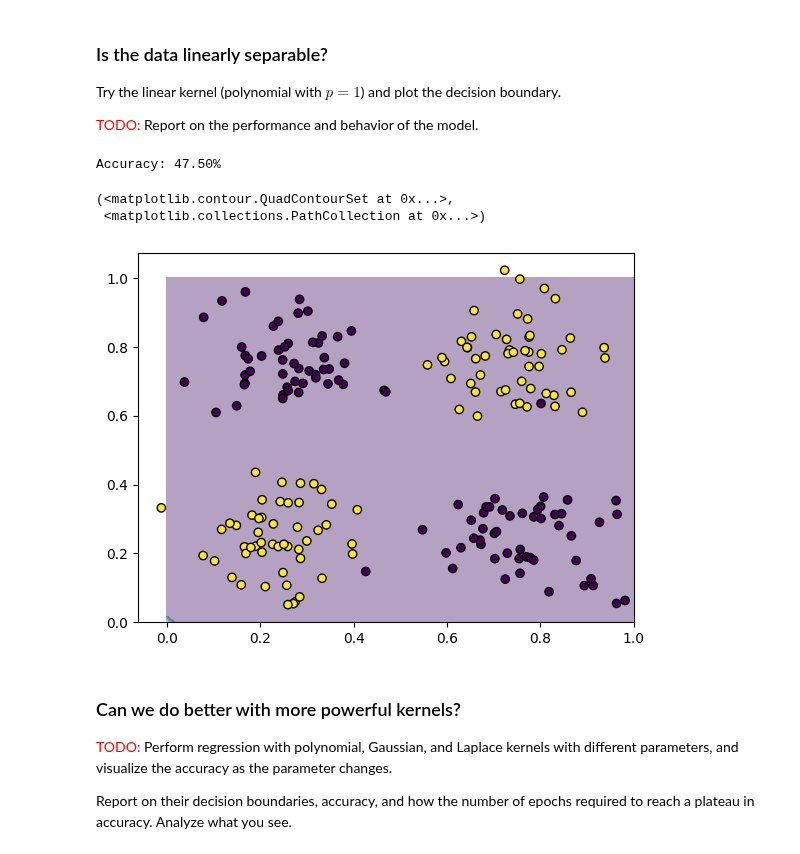
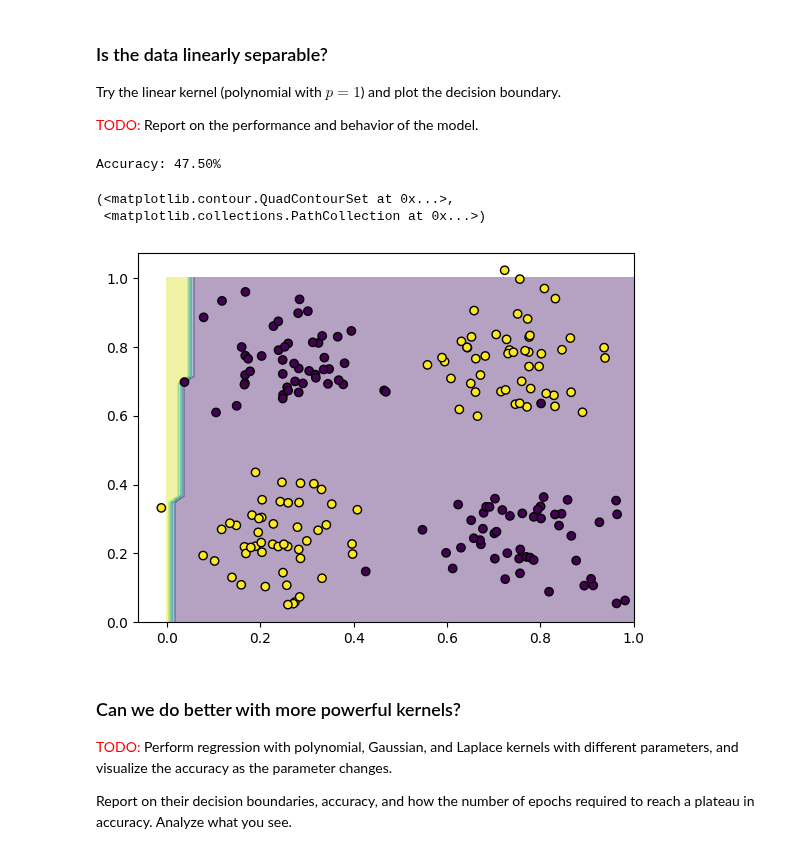
Before and after one commit to nickmvega/machine-learning, a Jupyter notebook: project_2/project2_src_vega_roth.ipynb, the cells around one changed output. Cells and saved outputs as stored; diff of their text form; code cells hidden in the pictures.

```diff
--- a/project_2/project2_src_vega_roth.ipynb
+++ b/project_2/project2_src_vega_roth.ipynb
@@ -337,16 +340,16 @@ Try the linear kernel (polynomial with $p = 1$) and plot the decision boundary.
 <span style="color:red"> TODO: </span> Report on the performance and behavior of the model.
 # %%
 ## results for linear kernel
-model = KernelPerceptron(kernel=PolynomialKernel(p = 1), T=10)
+model = KernelPerceptron(kernel=PolynomialKernel(p = 1), T=1)
 model.fit(Xtrain, ytrain)
 ypred = model.predict(Xtest)
 print('Accuracy: %.2f%%' % (accuracy_score(ytest, ypred) * 100))
 plot_decision_bounday_kernel_perceptron(model)
 # %% [output]
 Accuracy: 47.50%
 (<matplotlib.contour.QuadContourSet at 0x...>,
  <matplotlib.collections.PathCollection at 0x...>)
-[figure, old version]
+[figure, new version]
 # %% [markdown]
 ### Can we do better with more powerful kernels?
 <span style="color:red"> TODO: </span> Perform regression with polynomial, Gaussian, and Laplace kernels with different parameters, and visualize the accuracy as the parameter changes.
```
Also changed, not shown: parts of 7 cells of this notebook.
